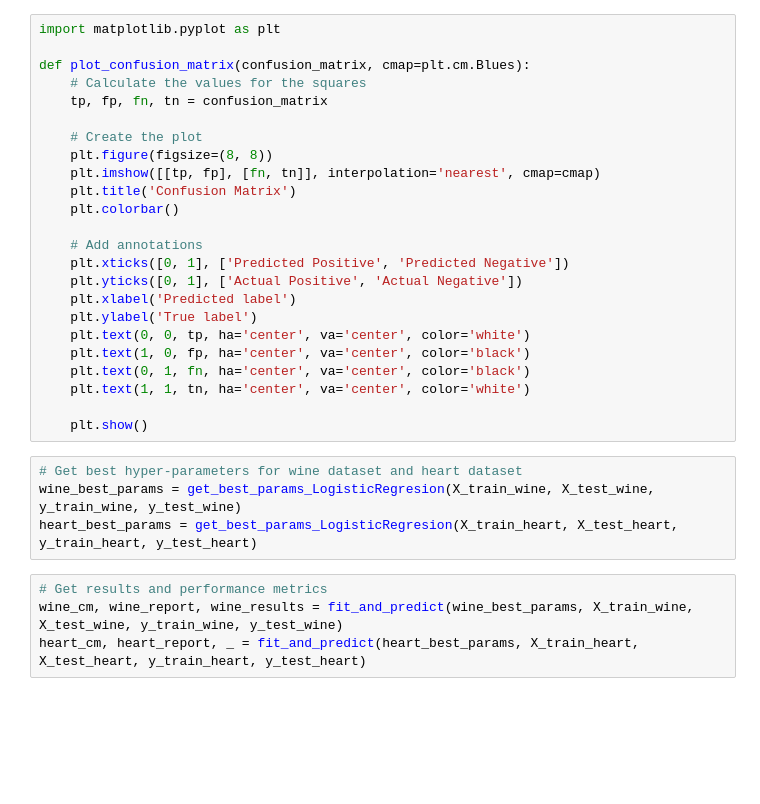
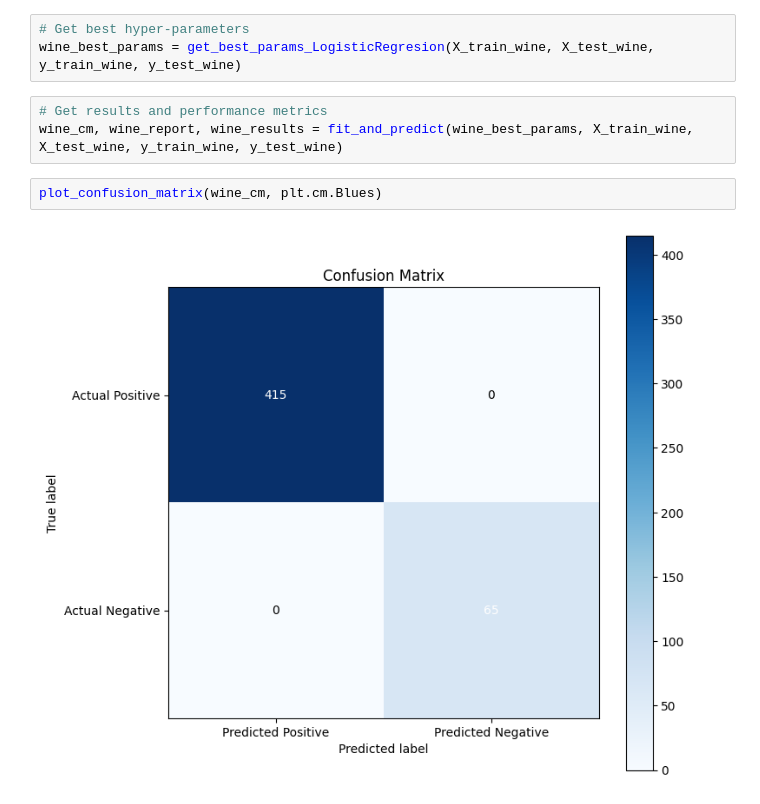
Before and after one commit to arielarevalo/ci0148, a Jupyter notebook: proyecto_1/regresion_logistica.ipynb, the cells around one changed output. Cells and saved outputs as stored; diff of their text form; blank space fills up the shorter version.

```diff
--- a/proyecto_1/regresion_logistica.ipynb
+++ b/proyecto_1/regresion_logistica.ipynb
@@ -95,32 +112,10 @@ def fit_and_predict(hyperparameters, X_train, X_test, y_train, y_test, count=5):
-# %%
-import matplotlib.pyplot as plt
-
-def plot_confusion_matrix(confusion_matrix, cmap=plt.cm.Blues):
-    # Calculate the values for the squares
-    tp, fp, fn, tn = confusion_matrix
-
-    # Create the plot
-    plt.figure(figsize=(8, 8))
-    plt.imshow([[tp, fp], [fn, tn]], interpolation='nearest', cmap=cmap)
-    plt.title('Confusion Matrix')
-    plt.colorbar()
-
-    # Add annotations
-    plt.xticks([0, 1], ['Predicted Positive', 'Predicted Negative'])
-    plt.yticks([0, 1], ['Actual Positive', 'Actual Negative'])
-    plt.xlabel('Predicted label')
-    plt.ylabel('True label')
-    plt.text(0, 0, tp, ha='center', va='center', color='white')
-    plt.text(1, 0, fp, ha='center', va='center', color='black')
-    plt.text(0, 1, fn, ha='center', va='center', color='black')
-    plt.text(1, 1, tn, ha='center', va='center', color='white')
-
-    plt.show()
 # %%
-# Get best hyper-parameters for wine dataset and heart dataset
+# Get best hyper-parameters
 wine_best_params = get_best_params_LogisticRegresion(X_train_wine, X_test_wine, y_train_wine, y_test_wine)
-heart_best_params = get_best_params_LogisticRegresion(X_train_heart, X_test_heart, y_train_heart, y_test_heart)
 # %%
 # Get results and performance metrics
 wine_cm, wine_report, wine_results = fit_and_predict(wine_best_params, X_train_wine, X_test_wine, y_train_wine, y_test_wine)
-heart_cm, heart_report, _ = fit_and_predict(heart_best_params, X_train_heart, X_test_heart, y_train_heart, y_test_heart)
+# %%
+plot_confusion_matrix(wine_cm, plt.cm.Blues)
+# %% [output]
+[figure, added]
```
Also changed, not shown: parts of 18 cells of this notebook.
